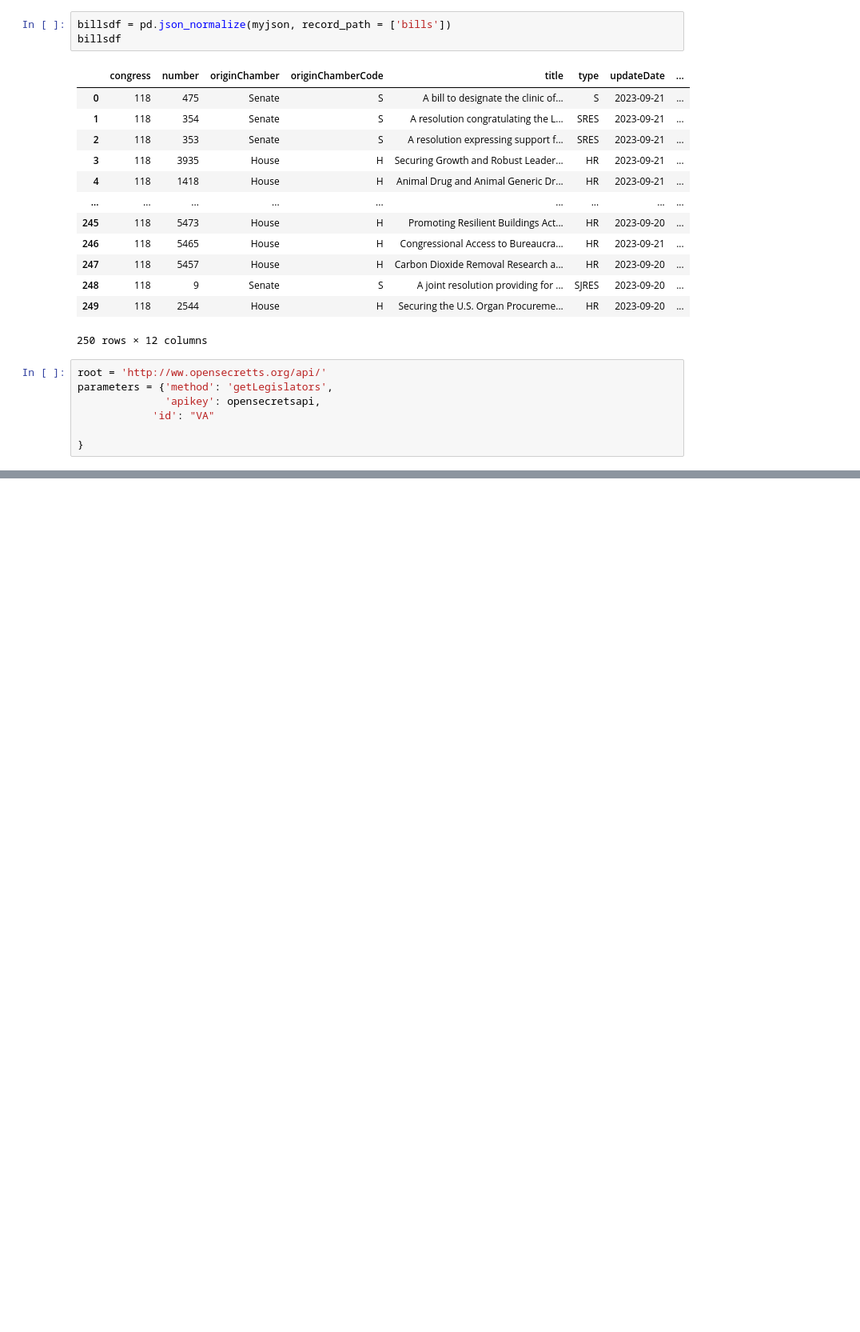
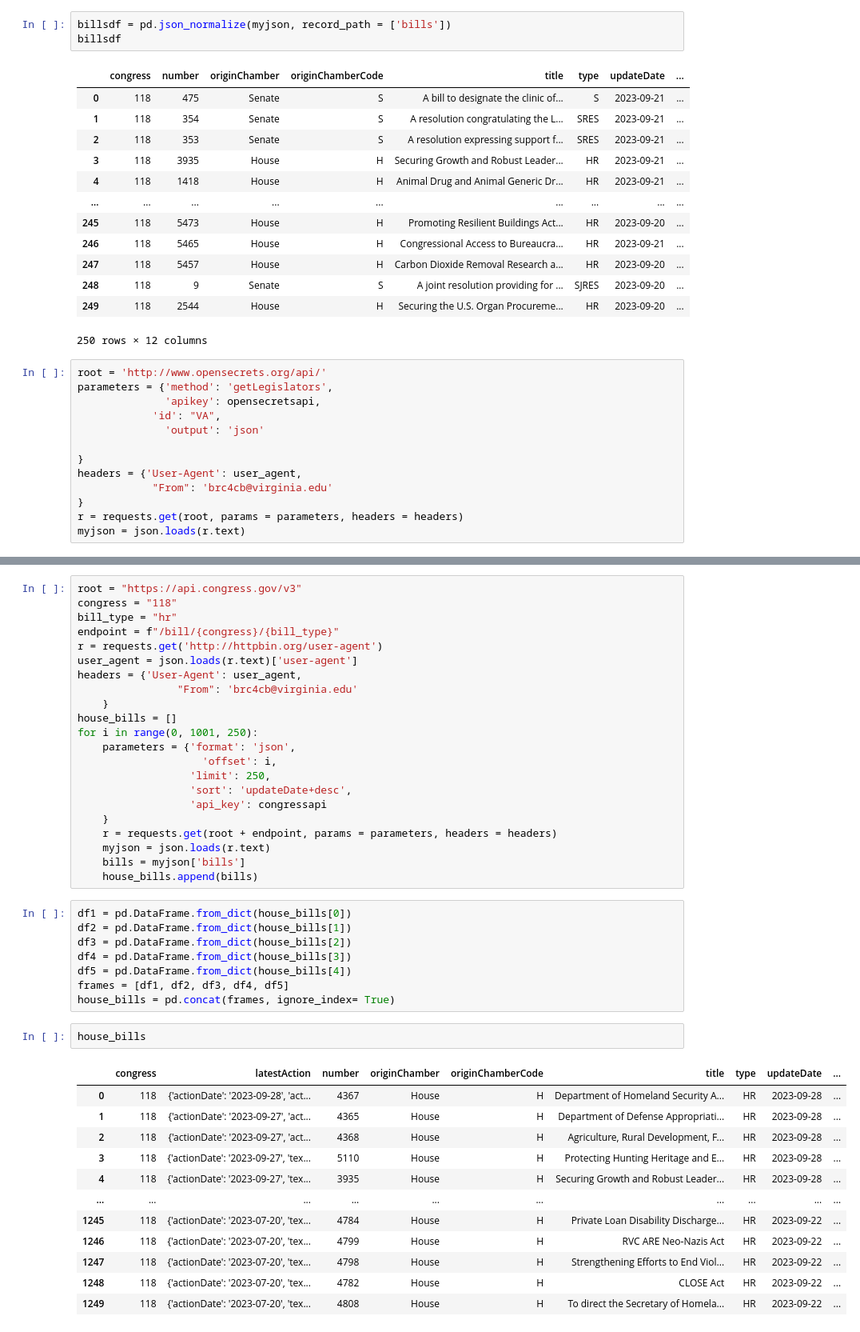
Before and after one commit to bryanchrist/contrans2023, a Jupyter notebook: API_class.ipynb, the cells around one changed output, grey strips where cells are left out. Shown: that part at 80% size. Saved outputs shown, nothing was run; the diff lists cells and outputs as text; blank space fills up the shorter version.

```diff
--- a/API_class.ipynb
+++ b/API_class.ipynb
@@ -65,9 +65,15 @@ billsdf
 | 249 | 118 | 2544 | House | H | Securing the U.S. Organ Procureme... | HR | 2023-09-20 | ... |
 250 rows × 12 columns
 # %%
-root = 'http://ww.opensecretts.org/api/'
+root = 'http://www.opensecrets.org/api/'
 parameters = {'method': 'getLegislators',
               'apikey': opensecretsapi,
-            'id': "VA"
+            'id': "VA",
+              'output': 'json'
 
 }
+headers = {'User-Agent': user_agent,
+            "From": 'brc4cb@virginia.edu'
+}
+r = requests.get(root, params = parameters, headers = headers)
+myjson = json.loads(r.text)
@@ -73,0 +92,45 @@ parameters = {'method': 'getLegislators',
+# %%
+root = "https://api.congress.gov/v3"
+congress = "118"
+bill_type = "hr"
+endpoint = f"/bill/{congress}/{bill_type}"
+r = requests.get('http://httpbin.org/user-agent')
+user_agent = json.loads(r.text)['user-agent']
+headers = {'User-Agent': user_agent,
+                "From": 'brc4cb@virginia.edu'
+    }
+house_bills = []
+for i in range(0, 1001, 250):
+    parameters = {'format': 'json',
+                    'offset': i,
+                  'limit': 250,
+                  'sort': 'updateDate+desc',
+                  'api_key': congressapi
+    }
+    r = requests.get(root + endpoint, params = parameters, headers = headers)
+    myjson = json.loads(r.text)
+    bills = myjson['bills']
+    house_bills.append(bills)
+# %%
+df1 = pd.DataFrame.from_dict(house_bills[0])
+df2 = pd.DataFrame.from_dict(house_bills[1])
+df3 = pd.DataFrame.from_dict(house_bills[2])
+df4 = pd.DataFrame.from_dict(house_bills[3])
+df5 = pd.DataFrame.from_dict(house_bills[4])
+frames = [df1, df2, df3, df4, df5]
+house_bills = pd.concat(frames, ignore_index= True)
+# %%
+house_bills
+# %% [output]
+|  | congress | latestAction | number | originChamber | originChamberCode | title | type | updateDate | ... |
+| 0 | 118 | {'actionDate': '2023-09-28', 'act... | 4367 | House | H | Department of Homeland Security A... | HR | 2023-09-28 | ... |
+| 1 | 118 | {'actionDate': '2023-09-27', 'act... | 4365 | House | H | Department of Defense Appropriati... | HR | 2023-09-28 | ... |
+| 2 | 118 | {'actionDate': '2023-09-27', 'act... | 4368 | House | H | Agriculture, Rural Development, F... | HR | 2023-09-28 | ... |
+| 3 | 118 | {'actionDate': '2023-09-27', 'tex... | 5110 | House | H | Protecting Hunting Heritage and E... | HR | 2023-09-28 | ... |
+| 4 | 118 | {'actionDate': '2023-09-27', 'tex... | 3935 | House | H | Securing Growth and Robust Leader... | HR | 2023-09-28 | ... |
+| ... | ... | ... | ... | ... | ... | ... | ... | ... | ... |
+| 1245 | 118 | {'actionDate': '2023-07-20', 'tex... | 4784 | House | H | Private Loan Disability Discharge... | HR | 2023-09-22 | ... |
+| 1246 | 118 | {'actionDate': '2023-07-20', 'tex... | 4799 | House | H | RVC ARE Neo-Nazis Act | HR | 2023-09-22 | ... |
+| 1247 | 118 | {'actionDate': '2023-07-20', 'tex... | 4798 | House | H | Strengthening Efforts to End Viol... | HR | 2023-09-22 | ... |
+| 1248 | 118 | {'actionDate': '2023-07-20', 'tex... | 4782 | House | H | CLOSE Act | HR | 2023-09-22 | ... |
+| 1249 | 118 | {'actionDate': '2023-07-20', 'tex... | 4808 | House | H | To direct the Secretary of Homela... | HR | 2023-09-22 | ... |
```
Also changed, not shown: parts of 10 cells of this notebook, 1 other file.
